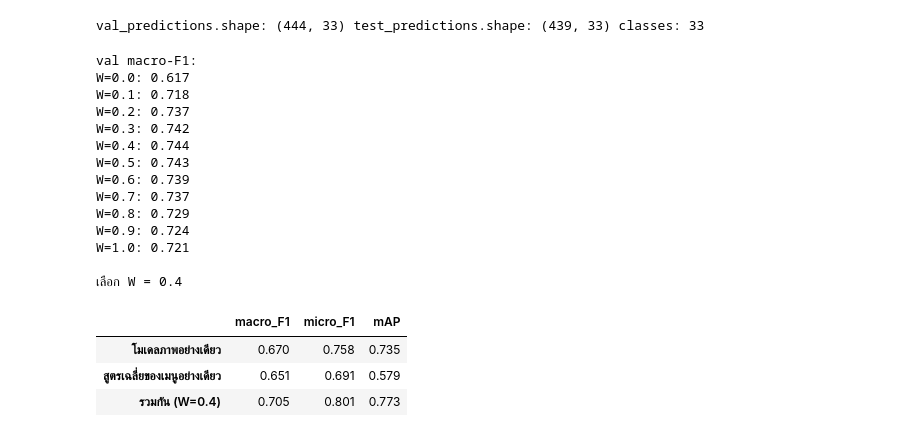
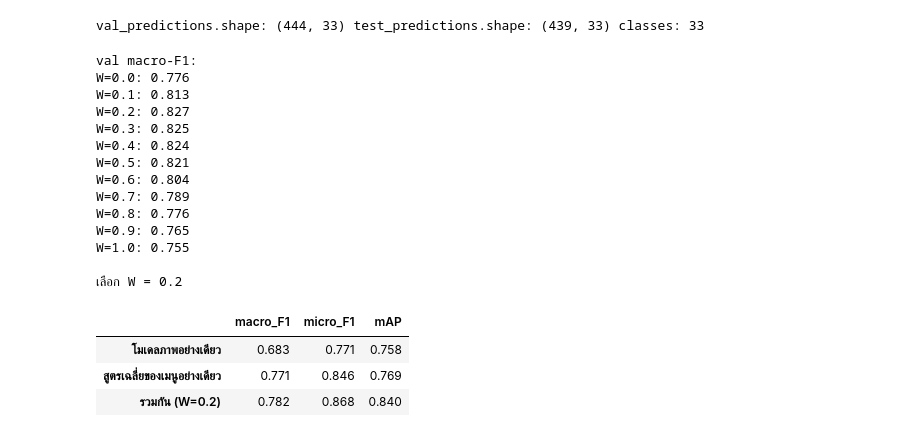
Before and after one commit to Duangkamolka0/gin-dai-mai, a Jupyter notebook: model/EfficientnetB0_ingredients.ipynb, the cells around one changed output. Drawn from its saved outputs; the diff is of its cells as text; code cells hidden in the pictures.

```diff
--- a/model/EfficientnetB0_ingredients.ipynb
+++ b/model/EfficientnetB0_ingredients.ipynb
@@ -10,7 +10,7 @@ import sys
 PROJECT    = '/content/drive/MyDrive/Colab Notebooks/ingredient_model'
 IMAGE_ROOT = '/content/drive/MyDrive/Colab Notebooks/image_ingredient_dataset'
 DATA_DIR   = '/content/data_prepared'
-COMPARE_DIR = f'{PROJECT}/runs/model_final'
+COMPARE_DIR = f'{PROJECT}/runs/model_final_320'
 FINAL_DIR = COMPARE_DIR
 os.chdir(PROJECT)
 print(os.listdir(PROJECT))
@@ -80,7 +82,7 @@ labels_final_set1_1669.json: 1669 → 1669 แถว (ตัดทิ้ง [])
 labels_final_set2_1584.json: 1584 → 1583 แถว (ตัดทิ้ง ['Set 2/panang/panangchicken/panangchicken(33).jpg']) → labels_final_set2_1584_fixed.json
 # %%
 BACKBONE = "efficientnetb0"
-IMG_SIZE = 224
+IMG_SIZE = 320
 BATCH = 32
 EPOCHS_HEAD = 10
 EPOCHS_FT = 40
@@ -1365,7 +1367,7 @@ for data in (train_data, val_data, test_data):
     data["dish_model"] = data["dish"].map(DISH_TO_MODEL)
     assert data["dish_model"].notna().all(), data.loc[data["dish_model"].isna(), "dish"].unique()
 
-PRIOR_LEVEL = "dish_model"
+PRIOR_LEVEL = "variant"
 
 prior_table = train_data.groupby(PRIOR_LEVEL)[classes].mean()
 global_mean = train_data[classes].mean().values
@@ -1455,48 +1457,48 @@ fused_val = W * val_predictions + (1 - W) * prior_val
 fused_test = W * test_predictions + (1 - W) * prior_test
 
 threshold_image = get_threshold(val_labels, val_predictions)
 threshold_prior = get_threshold(val_labels, prior_val)
 threshold_fused = get_threshold(val_labels, fused_val)
 
 comparison = pd.DataFrame({
     "โมเดลภาพอย่างเดียว": get_scores(
         test_labels,
         test_predictions,
         threshold_image
     ),
     "สูตรเฉลี่ยของเมนูอย่างเดียว": get_scores(
         test_labels,
         prior_test,
         threshold_prior
     ),
     f"รวมกัน (W={W})": get_scores(
         test_labels,
         fused_test,
         threshold_fused
     )
 }).T.round(3)
 
 comparison.to_csv(RUN / "fusion_comparison.csv")
 display(comparison)
 # %% [output]
 val macro-F1:
-W=0.0: 0.617
-W=0.1: 0.718
-W=0.2: 0.737
-W=0.3: 0.742
-W=0.4: 0.744
-W=0.5: 0.743
-W=0.6: 0.739
-W=0.7: 0.737
-W=0.8: 0.729
-W=0.9: 0.724
-W=1.0: 0.721
+W=0.0: 0.776
+W=0.1: 0.813
+W=0.2: 0.827
+W=0.3: 0.825
+W=0.4: 0.824
+W=0.5: 0.821
+W=0.6: 0.804
+W=0.7: 0.789
+W=0.8: 0.776
+W=0.9: 0.765
+W=1.0: 0.755
 
-เลือก W = 0.4
+เลือก W = 0.2
 |  | macro_F1 | micro_F1 | mAP |
-| โมเดลภาพอย่างเดียว | 0.670 | 0.758 | 0.735 |
-| สูตรเฉลี่ยของเมนูอย่างเดียว | 0.651 | 0.691 | 0.579 |
-| รวมกัน (W=0.4) | 0.705 | 0.801 | 0.773 |
+| โมเดลภาพอย่างเดียว | 0.683 | 0.771 | 0.758 |
+| สูตรเฉลี่ยของเมนูอย่างเดียว | 0.771 | 0.846 | 0.769 |
+| รวมกัน (W=0.2) | 0.782 | 0.868 | 0.840 |
 # %%
 # สารก่อภูมิแพ้: เลือก threshold สูงสุดบน val ที่ยังได้ recall ≥ TARGET_RECALL (ไม่สูงกว่า threshold แบบ F1)
 ALLERGENS = ["shrimp", "egg", "peanut", "fish", "squid", "mussel", "salted_crab"]
```
Also changed, not shown: parts of 7 cells of this notebook, 9 other files.
